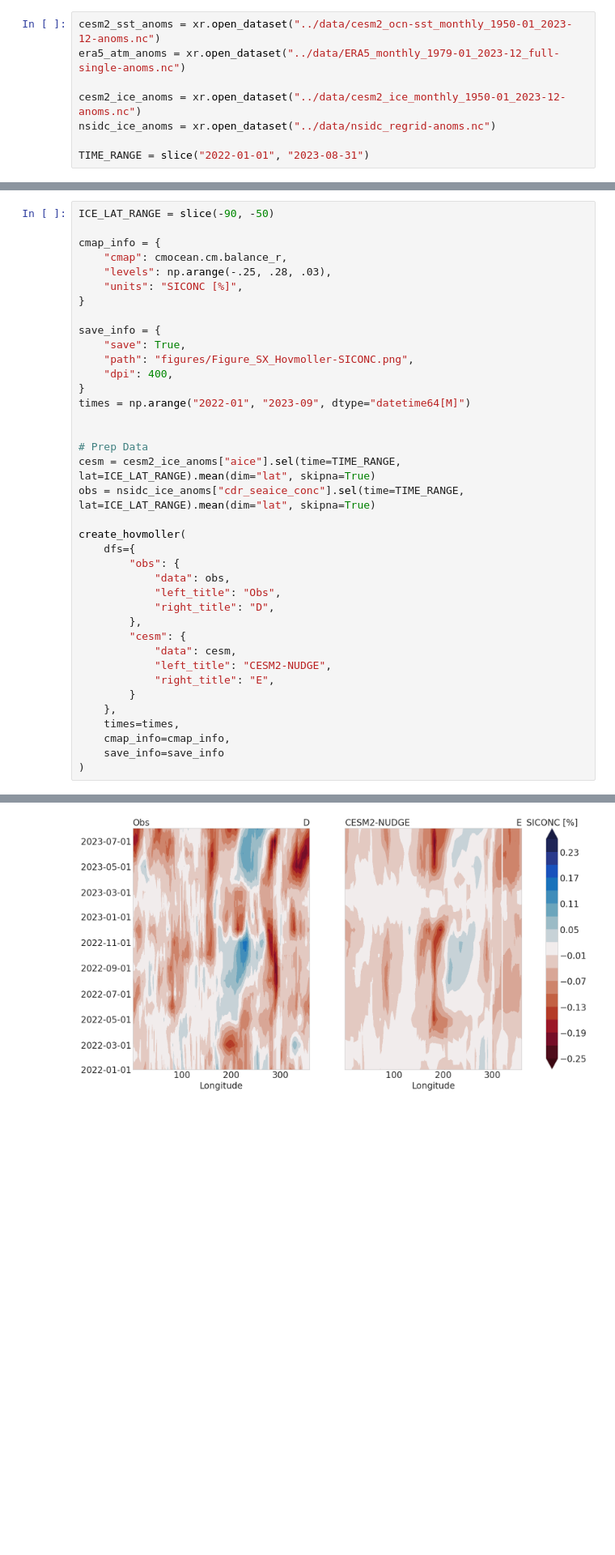
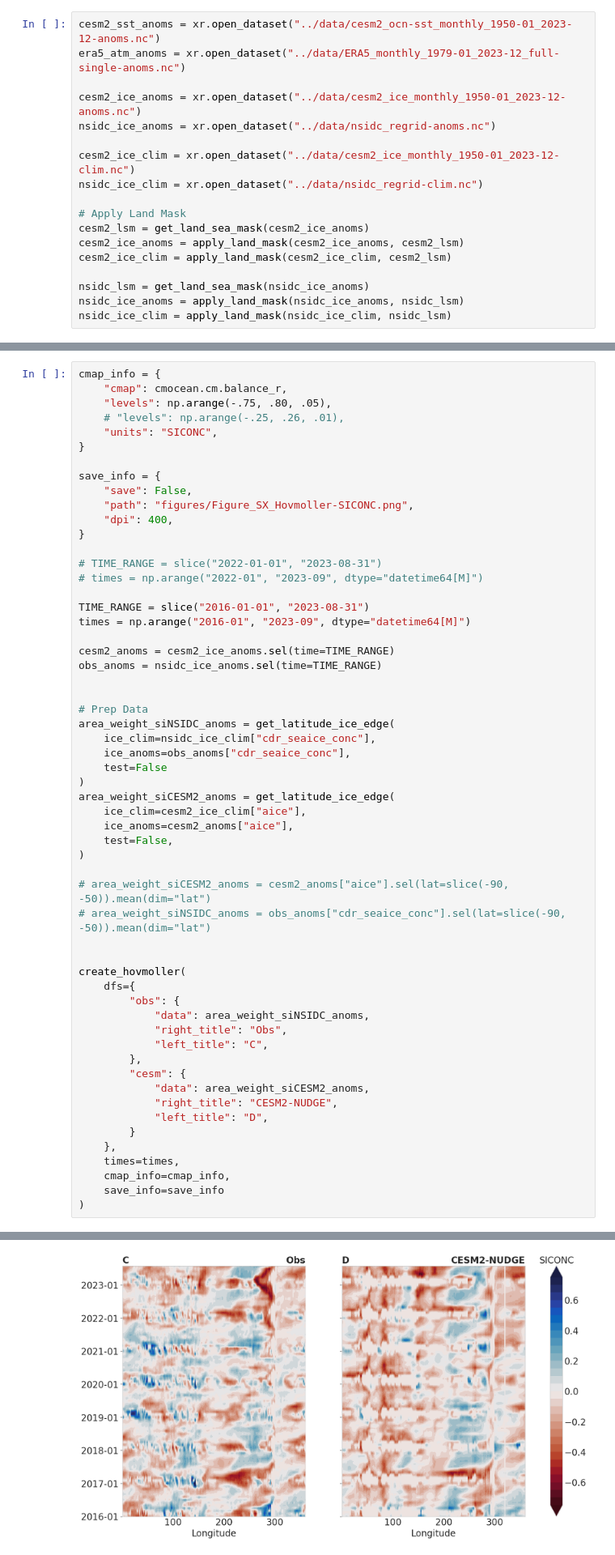
Before and after one commit to zacespinosa/SI-Antarctic, a Jupyter notebook: visualize/analysis_timeseries.ipynb, the cells around one changed output, grey strips where cells are left out. Shown at 81% size. Cells and saved outputs as stored; diff of their text form; blank space fills up the shorter version.

```diff
--- a/visualize/analysis_timeseries.ipynb
+++ b/visualize/analysis_timeseries.ipynb
@@ -100,4 +287,14 @@ era5_atm_anoms = xr.open_dataset("../data/ERA5_monthly_1979-01_2023-12_full-sing
 cesm2_ice_anoms = xr.open_dataset("../data/cesm2_ice_monthly_1950-01_2023-12-anoms.nc")
 nsidc_ice_anoms = xr.open_dataset("../data/nsidc_regrid-anoms.nc")
 
-TIME_RANGE = slice("2022-01-01", "2023-08-31")
+cesm2_ice_clim = xr.open_dataset("../data/cesm2_ice_monthly_1950-01_2023-12-clim.nc")
+nsidc_ice_clim = xr.open_dataset("../data/nsidc_regrid-clim.nc")
+
+# Apply Land Mask
+cesm2_lsm = get_land_sea_mask(cesm2_ice_anoms)
+cesm2_ice_anoms = apply_land_mask(cesm2_ice_anoms, cesm2_lsm)
+cesm2_ice_clim = apply_land_mask(cesm2_ice_clim, cesm2_lsm)
+
+nsidc_lsm = get_land_sea_mask(nsidc_ice_anoms)
+nsidc_ice_anoms = apply_land_mask(nsidc_ice_anoms, nsidc_lsm)
+nsidc_ice_clim = apply_land_mask(nsidc_ice_clim, nsidc_lsm)
@@ -170,37 +459,56 @@ create_hovmoller(
 # %% [markdown]
 # Figure SX - Hovmoller Siconc
 # %%
-ICE_LAT_RANGE = slice(-90, -50)
-
 cmap_info = {
     "cmap": cmocean.cm.balance_r,
-    "levels": np.arange(-.25, .28, .03),
-    "units": "SICONC [%]",
+    "levels": np.arange(-.75, .80, .05),
+    # "levels": np.arange(-.25, .26, .01),
+    "units": "SICONC",
 }
 
 save_info = {
-    "save": True,
+    "save": False,
     "path": "figures/Figure_SX_Hovmoller-SICONC.png",
     "dpi": 400,
 }
-times = np.arange("2022-01", "2023-09", dtype="datetime64[M]")
+
+# TIME_RANGE = slice("2022-01-01", "2023-08-31")
+# times = np.arange("2022-01", "2023-09", dtype="datetime64[M]")
+
+TIME_RANGE = slice("2016-01-01", "2023-08-31")
+times = np.arange("2016-01", "2023-09", dtype="datetime64[M]")
+
+cesm2_anoms = cesm2_ice_anoms.sel(time=TIME_RANGE)
+obs_anoms = nsidc_ice_anoms.sel(time=TIME_RANGE)
 
 
 # Prep Data
-cesm = cesm2_ice_anoms["aice"].sel(time=TIME_RANGE, lat=ICE_LAT_RANGE).mean(dim="lat", skipna=True)
-obs = nsidc_ice_anoms["cdr_seaice_conc"].sel(time=TIME_RANGE, lat=ICE_LAT_RANGE).mean(dim="lat", skipna=True)
+area_weight_siNSIDC_anoms = get_latitude_ice_edge(
+    ice_clim=nsidc_ice_clim["cdr_seaice_conc"],
+    ice_anoms=obs_anoms["cdr_seaice_conc"],
+    test=False
+)
+area_weight_siCESM2_anoms = get_latitude_ice_edge(
+    ice_clim=cesm2_ice_clim["aice"],
+    ice_anoms=cesm2_anoms["aice"],
+    test=False,
+)
+
+# area_weight_siCESM2_anoms = cesm2_anoms["aice"].sel(lat=slice(-90, -50)).mean(dim="lat")
+# area_weight_siNSIDC_anoms = obs_anoms["cdr_seaice_conc"].sel(lat=slice(-90, -50)).mean(dim="lat")
+
 
 create_hovmoller(
     dfs={
         "obs": {
-            "data": obs,
-            "left_title": "Obs",
-            "right_title": "D",
+            "data": area_weight_siNSIDC_anoms,
+            "right_title": "Obs",
+            "left_title": "C",
         },
         "cesm": {
-            "data": cesm,
-            "left_title": "CESM2-NUDGE",
-            "right_title": "E",
+            "data": area_weight_siCESM2_anoms,
+            "right_title": "CESM2-NUDGE",
+            "left_title": "D",
         }
     },
     times=times,
@@ -211,4 +536,4 @@ create_hovmoller(
-[figure, old version]
+[figure, new version]
 # %% [markdown]
 # Figure SX - ENSO
 # %%
```
Also changed, not shown: parts of 32 cells of this notebook, 6 other files.
